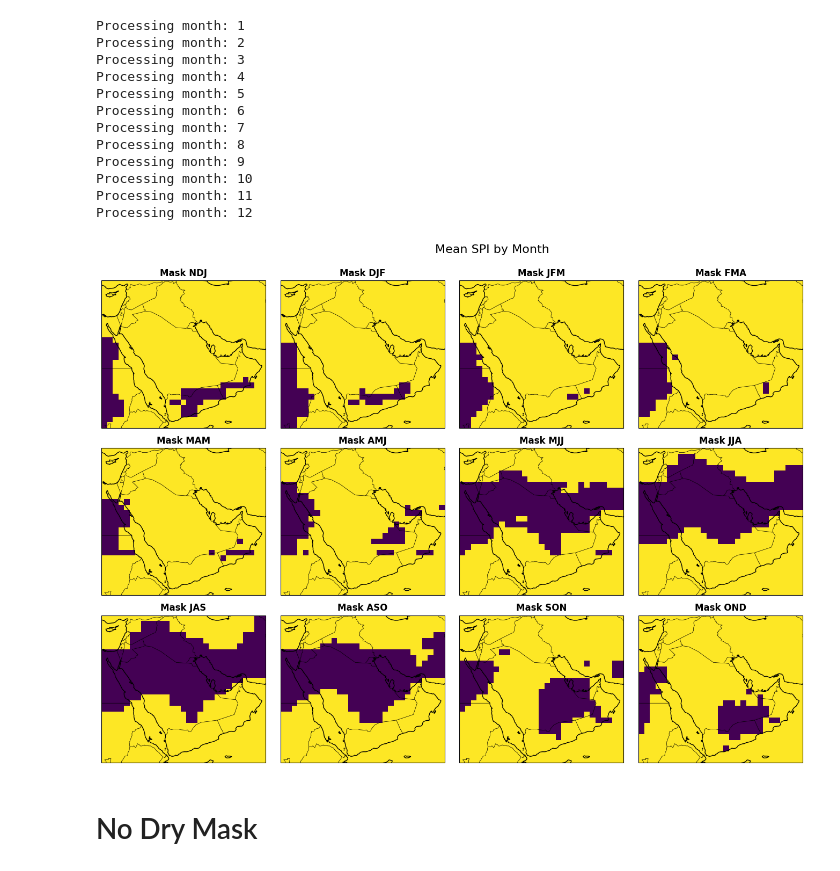
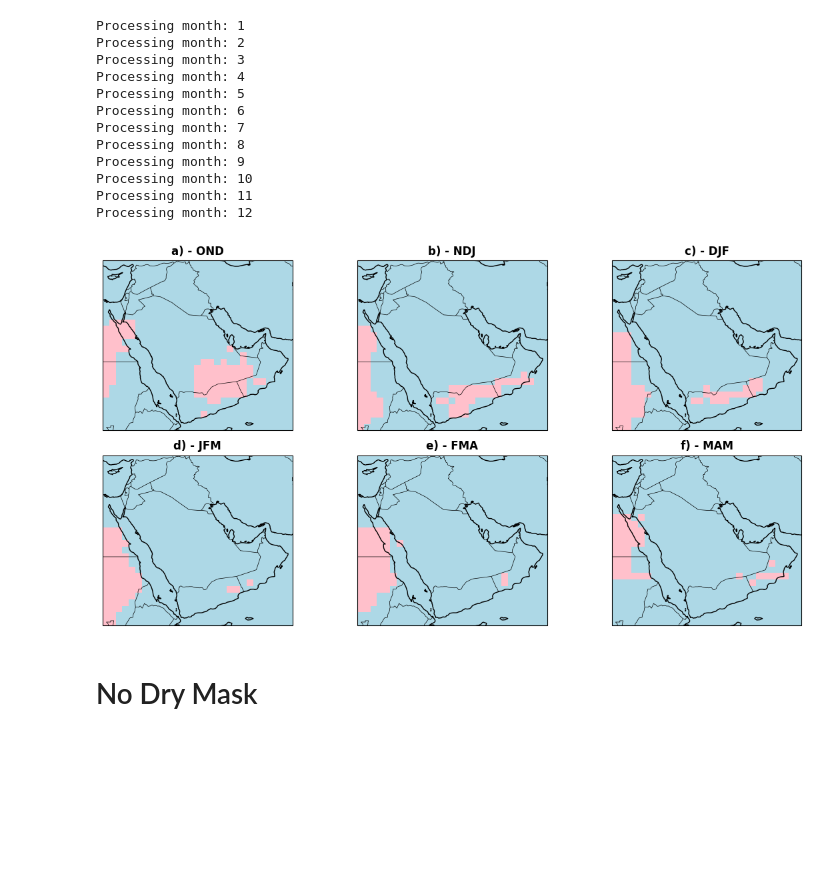
Before and after one commit to emileDesmaili/KAUSTgithub, a Jupyter notebook: SPI3_CMAP_1x1.ipynb, the cells around one changed output. Drawn from its saved outputs; the diff is of its cells as text; code cells hidden in the pictures; blank space fills up the shorter version.

```diff
--- a/SPI3_CMAP_1x1.ipynb
+++ b/SPI3_CMAP_1x1.ipynb
@@ -106,55 +106,62 @@ Processing month: 12
 # %%
 import cartopy.crs as ccrs
 import cartopy.feature as cfeature
 import matplotlib.pyplot as plt
+import matplotlib.colors as mcolors
 
 # Calculate monthly mean SPI
 spi_monthly_means = spi.groupby('T.month').mean(dim='T')
-#turn into boolean 1 if not nan, 0 if nan
+
+# Turn into boolean 1 if not NaN, 0 if NaN
 spi_monthly_means = spi_monthly_means.notnull().astype(int)
 
-# Create a faceted plot with Cartopy projection
+# Define the subset of seasons
+month_indices = [12, 1, 2, 3, 4, 5]  # OND (12), NDJ (1), DJF (2), JFM (3), FMA (4), MAM (5)
+season_labels = ['OND', 'NDJ', 'DJF', 'JFM', 'FMA', 'MAM']
+
+# Custom colormap: 1 = valid (gray), 0 = NaN (pink)
+# Make ocean white by plotting land only
+cmap = mcolors.ListedColormap(["pink", "lightblue"])
+bounds = [-0.5, 0.5, 1.5]
+norm = mcolors.BoundaryNorm(bounds, cmap.N)
+
+# Create faceted plot
 proj = ccrs.PlateCarree()
 fig, axes = plt.subplots(
-    3, 4,  # 3 rows, 4 columns for the 12 months
+    2, 3,  # 2 rows, 3 columns for 6 seasons
     subplot_kw={'projection': proj},
-    figsize=(15, 10)
+    figsize=(12, 6)
 )
 axes = axes.flatten()
 
-# Loop through months and axes
-for i, (month, ax) in enumerate(zip(spi_monthly_means.month.values, axes)):
+for i, (month, label) in enumerate(zip(month_indices, season_labels)):
+    ax = axes[i]
+    #letter a) for 0 subplot, b) for 1 subplot, etc.
+    letter = chr(97 + i)
+
+    # Add features
     ax.coastlines()
     ax.add_feature(cfeature.BORDERS, linewidth=0.5)
     ax.add_feature(cfeature.STATES, linewidth=0.3)
+    ax.add_feature(cfeature.LAND, facecolor="none")   # keeps land transparent
+    ax.add_feature(cfeature.OCEAN, facecolor="white") # ocean in white
 
-    # Plot mean SPI for the current month
+    # Plot data
     spi_monthly_means.sel(month=month).plot(
         ax=ax,
         transform=proj,
-        #levels = [-2,-1.5,-1,-0.5,0,0.5,1,1.5,2],
-        #cmap='BrBG',
-        add_colorbar=False,  # Disable individual colorbars
+        cmap=cmap,
+        norm=norm,
+        add_colorbar=False
     )
-    month_strings = ['NDJ', 'DJF', 'JFM', 'FMA', 'MAM', 'AMJ', 'MJJ', 'JJA', 'JAS', 'ASO', 'SON', 'OND']
-    ax.set_title(f'Mask {month_strings[i]}', fontsize=12, fontweight='bold')
+    ax.set_title(f"{letter}) - {label}", fontsize=12, fontweight='bold')
 
-# # Add a shared colorbar
-# cbar_ax = fig.add_axes([0.92, 0.15, 0.02, 0.7])  # [left, bottom, width, height]
-# plt.colorbar(
-#     axes[0].collections[0],  # Use the first plot's QuadMesh for the colorbar
-#     cax=cbar_ax,
-#     label='SPI'
-# )
-
-# Adjust layout and add a title
-fig.tight_layout(rect=[0, 0, 0.9, 0.95])  # Make room for the shared colorbar
-plt.suptitle('Mean SPI by Month', fontsize=16)
-
-# Show the plot
+# Adjust layout
+fig.tight_layout()
+plt.savefig('figures/SPI3_CMAP_1x1_mask.pdf', dpi=150)
 plt.show()
 # %% [output]
-[figure, old version]
+[figure, new version]
 # %%
 save = True
 if save:
```
